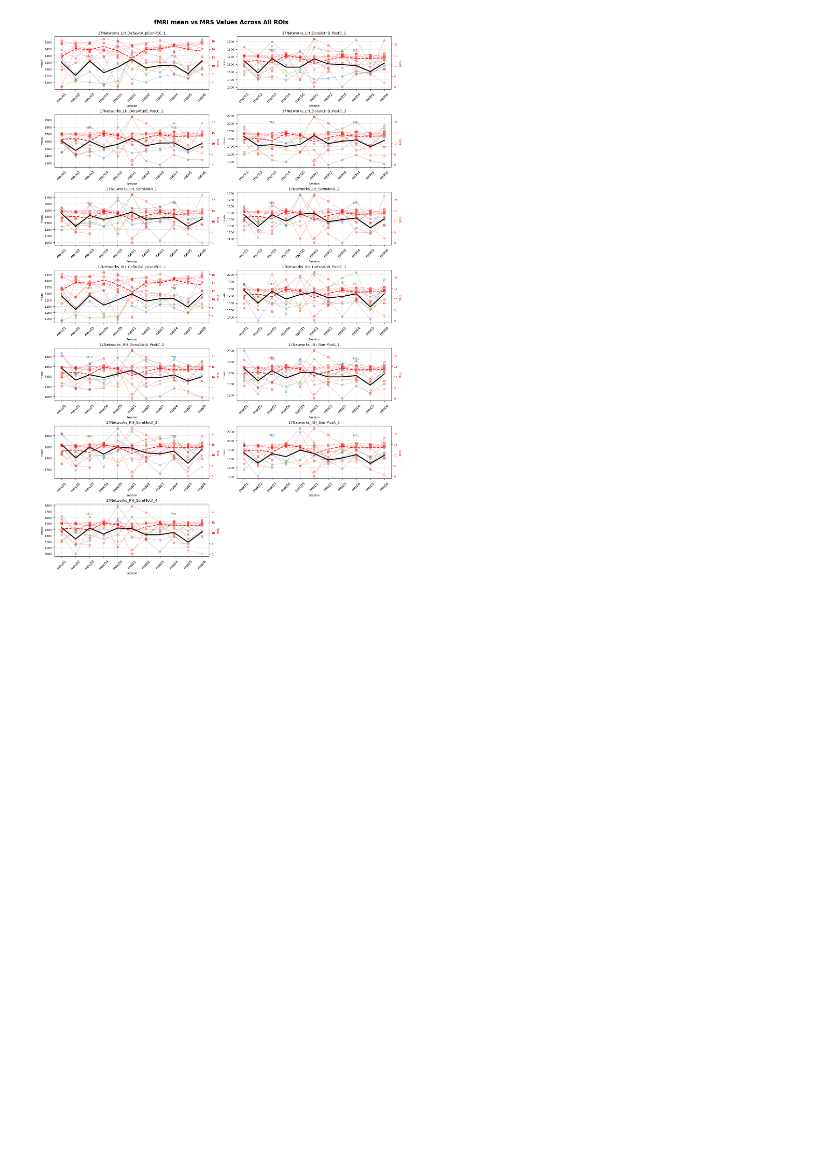
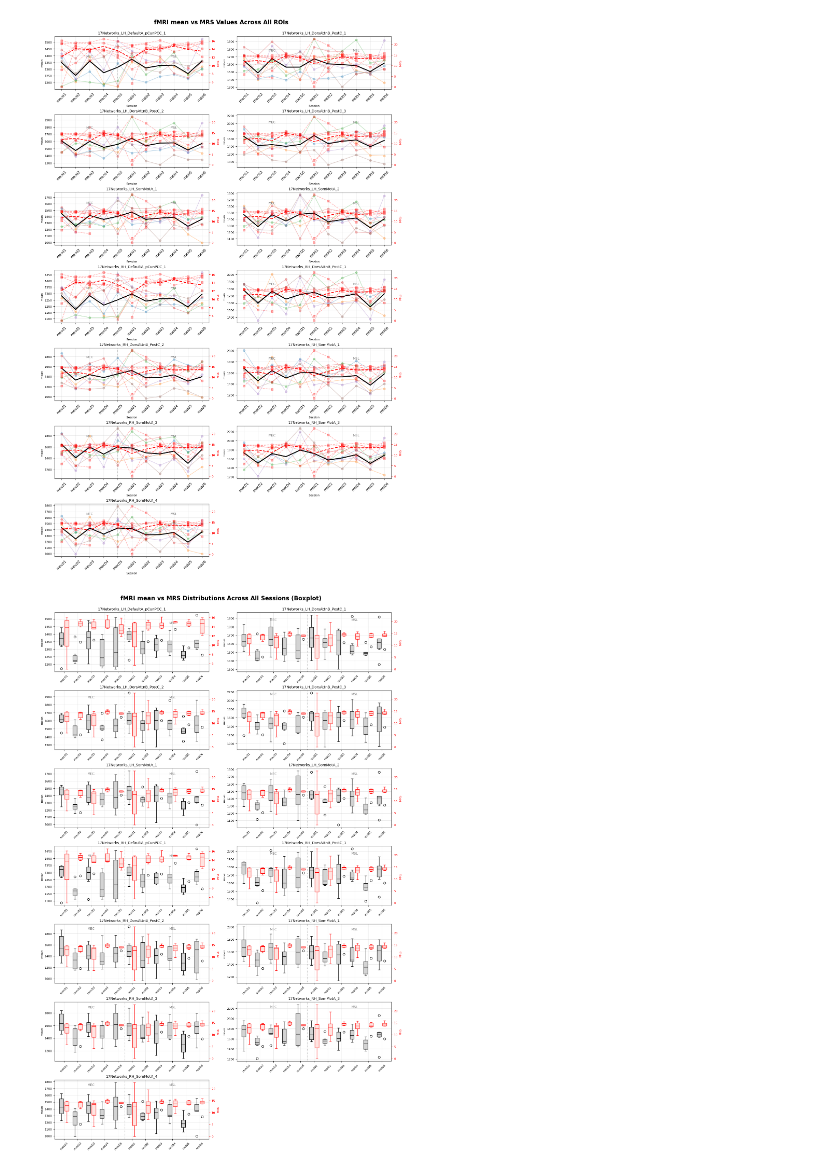
Before and after one commit to baharmdl/fmri_glutamate, a Jupyter notebook: plots.ipynb, the cells around one changed output. Cells and saved outputs as stored; diff of their text form; code cells hidden in the pictures; blank space fills up the shorter version.

Commit message:
box plot added to plots.ipynb

```diff
--- a/plots.ipynb
+++ b/plots.ipynb
@@ -181,3 +181,91 @@ fig.suptitle(f"fMRI {feature1} vs MRS Values Across All ROIs", fontsize=16, font
 plt.show()
 # %% [output]
 [figure]
+# %%
+import matplotlib.pyplot as plt
+import pandas as pd
+import numpy as np
+feature3 = "mean"
+
+df = data
+
+# Filter to 'no gsr' data only
+df_no_gsr = df[df["gsr"] == "no gsr"].reset_index()
+
+# Define session groupings
+mec_sessions = sorted([s for s in df_no_gsr["session"].unique() if s.startswith("mec")], key=lambda x: int(x[-2:]))
+msl_sessions = sorted([s for s in df_no_gsr["session"].unique() if s.startswith("msl")], key=lambda x: int(x[-2:]))
+all_sessions = mec_sessions + msl_sessions
+
+# Define ROI list and subjects
+rois = sorted(df_no_gsr["roi"].unique())
+subjects = sorted(df_no_gsr["subject"].unique())
+
+def get_mrs_column(roi_name):
+    return "pcc mrs" if "DefaultA_pCunPCC" in roi_name else "sma mrs"
+
+# --- Create figure grid ---
+n_rois = len(rois)
+n_cols = 2
+n_rows = (n_rois + 1) // n_cols
+
+fig, axes = plt.subplots(n_rows, n_cols, figsize=(14, 3 * n_rows), constrained_layout=True)
+axes = axes.flatten()
+
+# --- Plot each ROI ---
+for i, roi in enumerate(rois):
+    ax1 = axes[i]
+    ax2 = ax1.twinx()
+    mrs_col = get_mrs_column(roi)
+
+    feature_data = []
+    mrs_data = []
+
+    for sess in all_sessions:
+        sess_data = df_no_gsr[(df_no_gsr["roi"] == roi) & (df_no_gsr["session"] == sess)]
+        feature_data.append(sess_data[feature3].dropna().values)
+        mrs_data.append(sess_data[mrs_col].dropna().values)
+
+    # Define x positions
+    x_positions = np.arange(len(all_sessions))
+    offset = 0.2  # to separate the two boxes visually
+
+    # Plot boxplots
+    bp1 = ax1.boxplot(feature_data, positions=x_positions - offset,
+                      widths=0.3, patch_artist=True,
+                      boxprops=dict(facecolor="lightgray", color="black"),
+                      medianprops=dict(color="black"),
+                      whiskerprops=dict(color="black"),
+                      capprops=dict(color="black"))
+
+    bp2 = ax2.boxplot(mrs_data, positions=x_positions + offset,
+                      widths=0.3, patch_artist=True,
+                      boxprops=dict(facecolor="mistyrose", color="red"),
+                      medianprops=dict(color="red"),
+                      whiskerprops=dict(color="red"),
+                      capprops=dict(color="red"))
+
+    # Add MEC–MSL divider
+    ax1.axvline(x=len(mec_sessions) - 0.5, color="gray", linestyle=":", alpha=0.6)
+    ax1.text(len(mec_sessions)/2 - 0.5, ax1.get_ylim()[1]*0.95, "MEC", ha="center", fontsize=9, color="gray")
+    ax1.text(len(mec_sessions) + len(msl_sessions)/2, ax1.get_ylim()[1]*0.95, "MSL", ha="center", fontsize=9, color="gray")
+
+    # Style
+    ax1.set_title(roi, fontsize=10)
+    ax1.set_xticks(x_positions)
+    ax1.set_xticklabels(all_sessions, rotation=45, fontsize=8)
+    ax1.set_ylabel(feature3, fontsize=8, color="black")
+    ax2.set_ylabel("MRS", fontsize=8, color="red")
+    ax1.tick_params(axis="y", colors="black", labelsize=8)
+    ax2.tick_params(axis="y", colors="red", labelsize=8)
+    ax1.grid(alpha=0.3)
+
+# Remove empty subplots
+for j in range(i + 1, len(axes)):
+    fig.delaxes(axes[j])
+
+# --- Global title ---
+fig.suptitle(f"fMRI {feature3} vs MRS Distributions Across All Sessions (Boxplot)", fontsize=16, fontweight="bold", y=1.02)
+plt.show()
+# %% [output]
+[figure, added]
```
